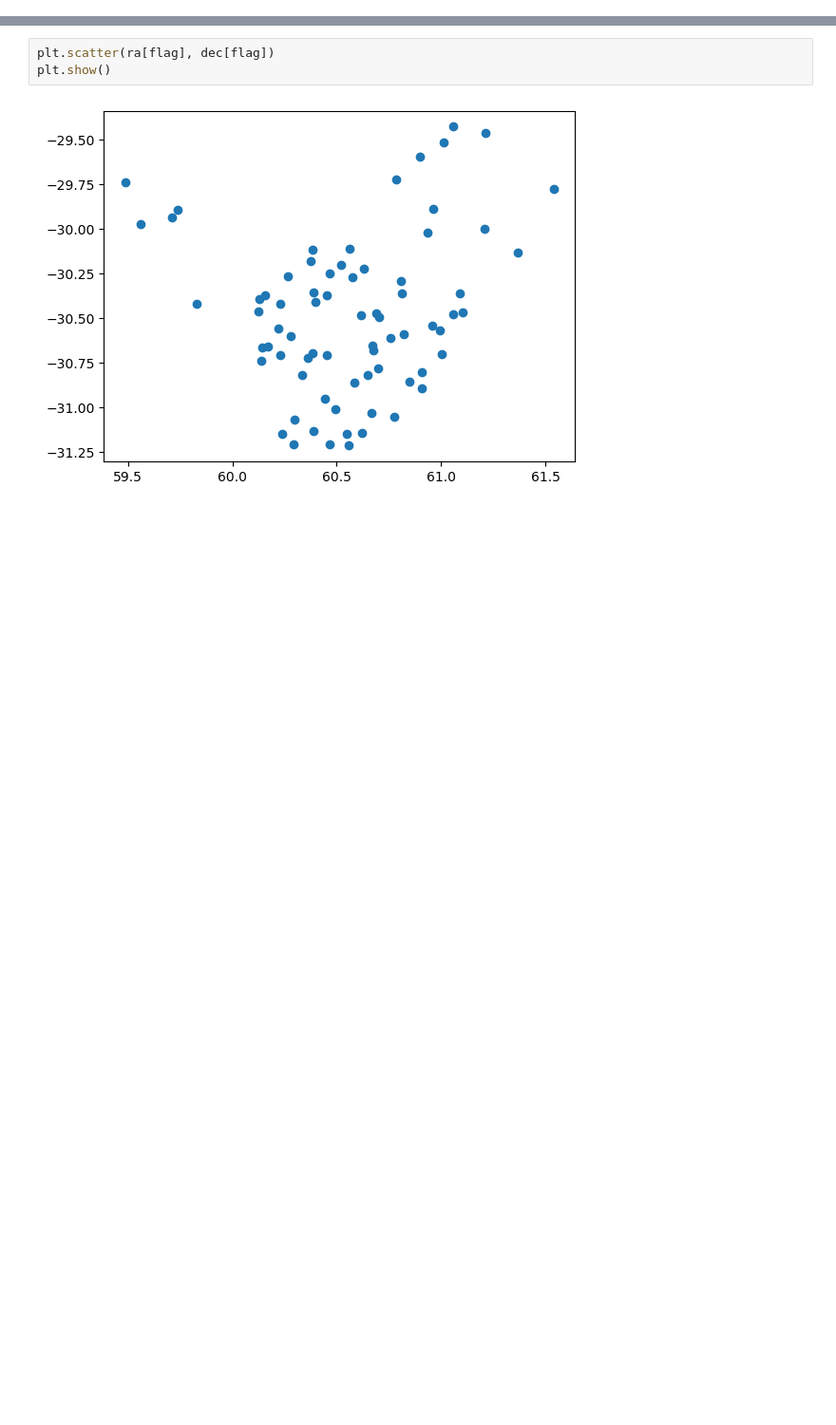
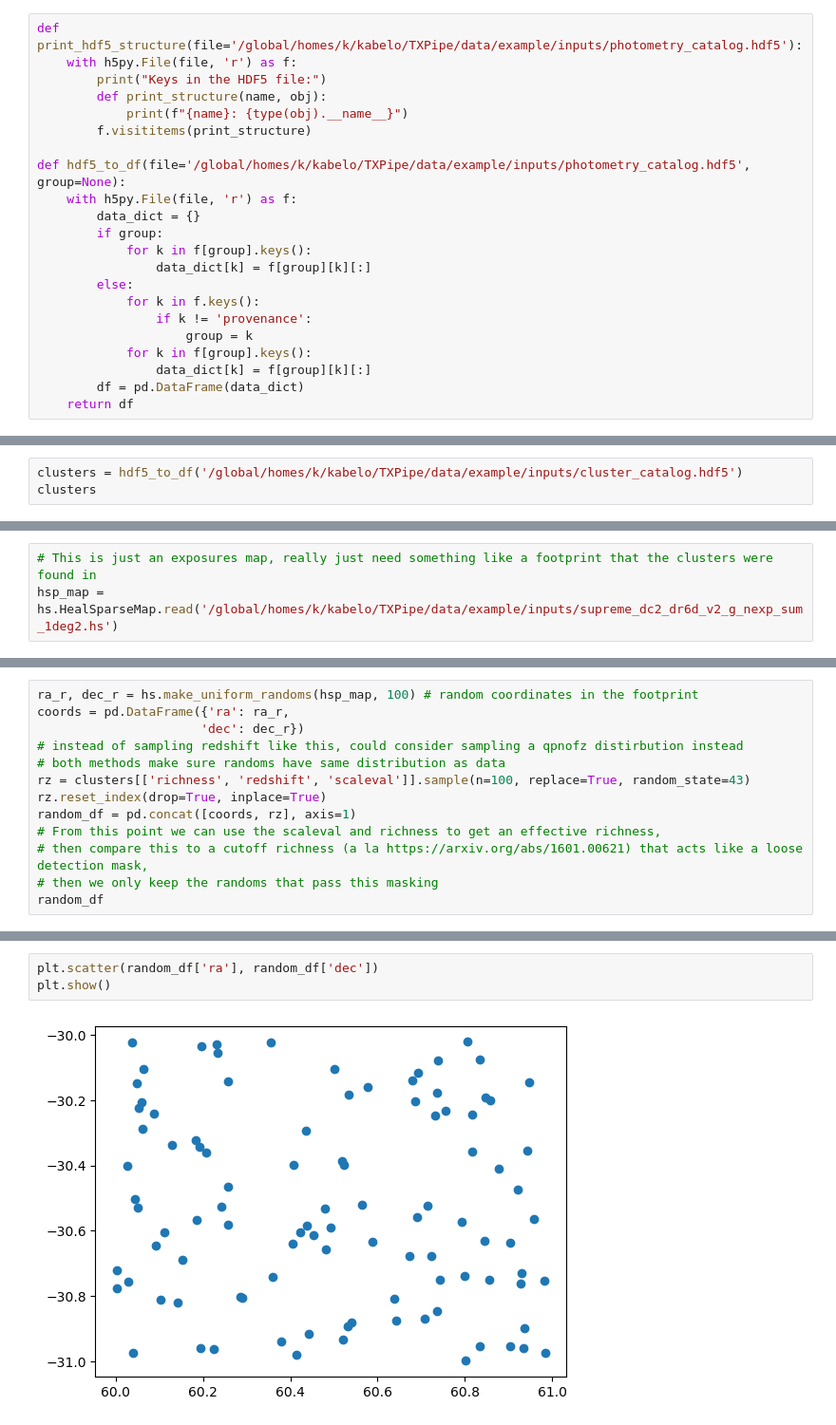
Before and after one commit to Kabelo-T/TXPipe, a Jupyter notebook: notebooks/randoms.ipynb, the cells around one changed output, grey strips where cells are left out. Shown at 95% size. Saved outputs shown, nothing was run; the diff lists cells and outputs as text; blank space fills up the shorter version.

Commit message:
simple random generation done

```diff
--- a/notebooks/randoms.ipynb
+++ b/notebooks/randoms.ipynb
@@ -17,0 +20,22 @@ from pprint import pprint
+# %%
+def print_hdf5_structure(file='/global/homes/k/kabelo/TXPipe/data/example/inputs/photometry_catalog.hdf5'):
+    with h5py.File(file, 'r') as f:
+        print("Keys in the HDF5 file:")
+        def print_structure(name, obj):
+            print(f"{name}: {type(obj).__name__}")
+        f.visititems(print_structure)
+
+def hdf5_to_df(file='/global/homes/k/kabelo/TXPipe/data/example/inputs/photometry_catalog.hdf5', group=None):
+    with h5py.File(file, 'r') as f:
+        data_dict = {}
+        if group:
+            for k in f[group].keys():
+                data_dict[k] = f[group][k][:]
+        else:
+            for k in f.keys():
+                if k != 'provenance':
+                    group = k
+            for k in f[group].keys():
+                data_dict[k] = f[group][k][:]
+        df = pd.DataFrame(data_dict)
+    return df
@@ -42,0 +205,3 @@ dec = f['randoms']['dec'][:]
+# %%
+clusters = hdf5_to_df('/global/homes/k/kabelo/TXPipe/data/example/inputs/cluster_catalog.hdf5')
+clusters
@@ -49,0 +232,3 @@ flag = (redshifts < 0.55) & (redshifts > 0.545)
+# %%
+# This is just an exposures map, really just need something like a footprint that the clusters were found in
+hsp_map = hs.HealSparseMap.read('/global/homes/k/kabelo/TXPipe/data/example/inputs/supreme_dc2_dr6d_v2_g_nexp_sum_1deg2.hs')
@@ -49,0 +242,13 @@ flag = (redshifts < 0.55) & (redshifts > 0.545)
+# %%
+ra_r, dec_r = hs.make_uniform_randoms(hsp_map, 100) # random coordinates in the footprint
+coords = pd.DataFrame({'ra': ra_r,
+                      'dec': dec_r})
+# instead of sampling redshift like this, could consider sampling a qpnofz distirbution instead
+# both methods make sure randoms have same distribution as data
+rz = clusters[['richness', 'redshift', 'scaleval']].sample(n=100, replace=True, random_state=43)
+rz.reset_index(drop=True, inplace=True)
+random_df = pd.concat([coords, rz], axis=1)
+# From this point we can use the scaleval and richness to get an effective richness,
+# then compare this to a cutoff richness (a la https://arxiv.org/abs/1601.00621) that acts like a loose detection mask,
+# then we only keep the randoms that pass this masking
+random_df
@@ -50,5 +269,5 @@ flag = (redshifts < 0.55) & (redshifts > 0.545)
 # %%
-plt.scatter(ra[flag], dec[flag])
+plt.scatter(random_df['ra'], random_df['dec'])
 plt.show()
 # %% [output]
-[figure, old version]
+[figure, new version]
```
Also changed, not shown: parts of 18 cells of this notebook, 28 other files.
